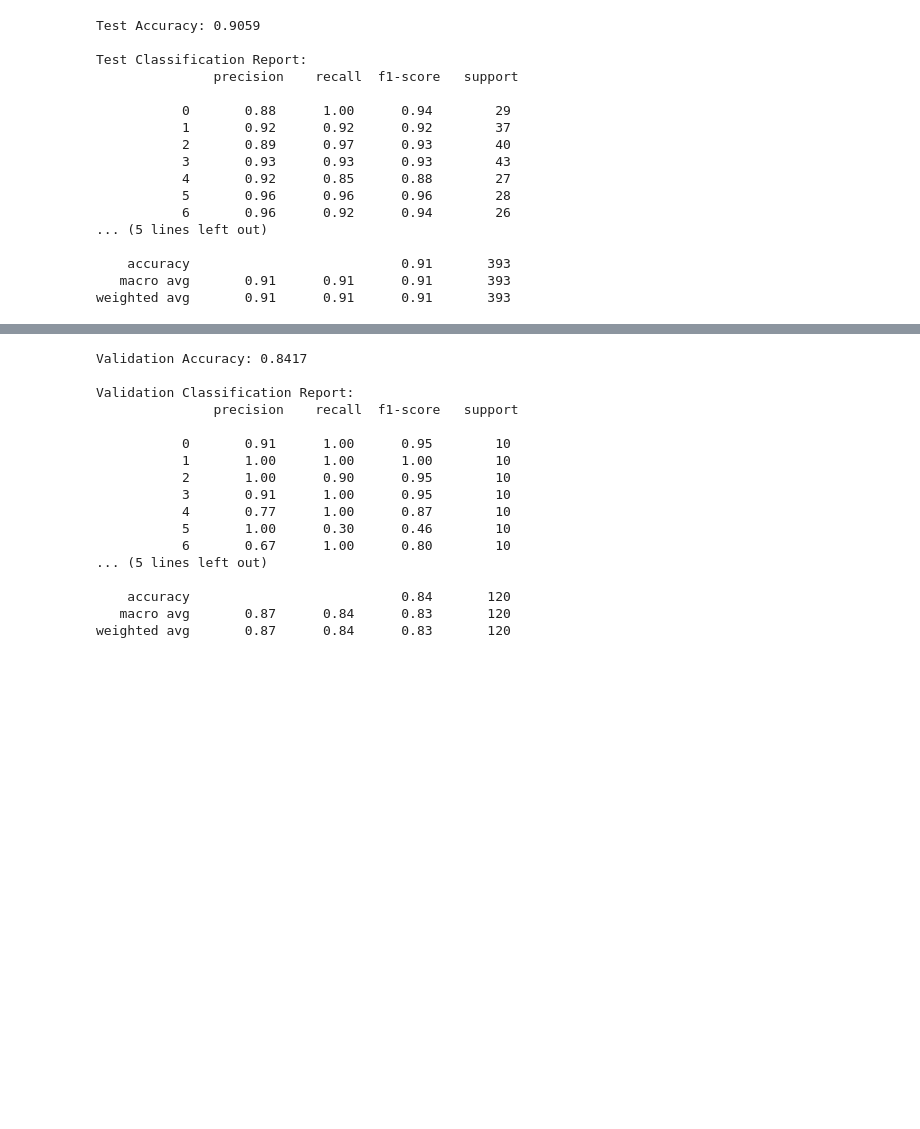
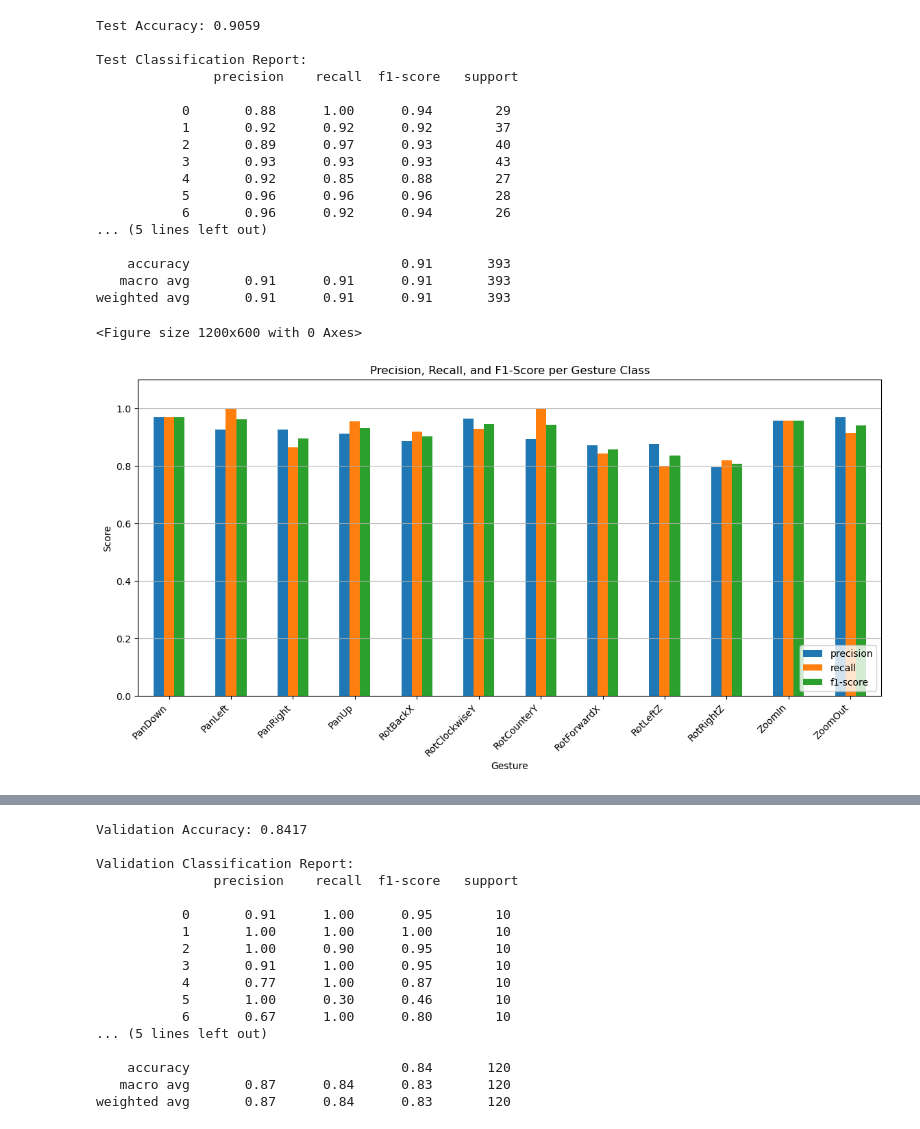
Before and after one commit to tvilxyz/gestureInterface, a Jupyter notebook: DataAnalysis/ml_models.ipynb, the cells around one changed output, grey strips where cells are left out. Drawn from its saved outputs; the diff is of its cells as text; code cells hidden in the pictures; blank space fills up the shorter version.

```diff
--- a/DataAnalysis/ml_models.ipynb
+++ b/DataAnalysis/ml_models.ipynb
@@ -419,10 +395,11 @@ from sklearn.metrics import accuracy_score
 param_grid = {
     'max_depth': [6, 9, 12],  # Tree depth
     'learning_rate': [0.1, 0.2, 0.3, 0.4],  # Step size shrinkage
-    'n_estimators': [200, 250, 300, 350, 400],  # Number of boosting rounds
-    'min_child_weight': [1, 5, 10],  # Minimum sum of instance weight
+    'n_estimators': [200, 250, 300, 350],  # Number of boosting rounds
     'subsample': [0.8, 1],  # Fraction of samples per tree
     'colsample_bytree': [0.8, 1],  # Fraction of features per tree
+    'reg_alpha': [.1, .2, .9, 1],
+    'reg_lambda': [.1, .2, .9, 1]
 }
 
 xgb_model = xgb.XGBClassifier(objective='multi:softmax', num_class=len(y_train.unique()), random_state=42)
@@ -502,3 +497,31 @@ Test Classification Report:
     accuracy                           0.91       393
    macro avg       0.91      0.91      0.91       393
 weighted avg       0.91      0.91      0.91       393
+# %%
+# Plotting precision, recall, and f1-score
+report = classification_report(y_test_pred, y_pred, output_dict=True)
+report_df = pd.DataFrame(report).transpose()
+
+# Remove accuracy, macro avg, and weighted avg rows
+report_df = report_df.iloc[:-3, :]
+
+# Set up figures
+plt.figure(figsize=(12, 6))
+ax = report_df[['precision', 'recall', 'f1-score']].plot(kind='bar', figsize=(14, 6))
+
+# Set x-tick positions and labels correctly
+ax.set_xticks(range(len(gesture_label_encoder.classes_)))  # Assign numerical positions
+ax.set_xticklabels(gesture_label_encoder.classes_, rotation=45, ha="right")  # Assign class labels
+
+# Modify setup
+plt.title("Precision, Recall, and F1-Score per Gesture Class")
+plt.xlabel("Gesture")
+plt.ylabel("Score")
+plt.ylim(0, 1.1)
+plt.grid(axis='y')
+plt.legend(loc='lower right')
+
+plt.show()
+# %% [output]
+<Figure size 1200x600 with 0 Axes>
+[figure, added]
```
Also changed, not shown: parts of 27 cells of this notebook, 3 other files.
